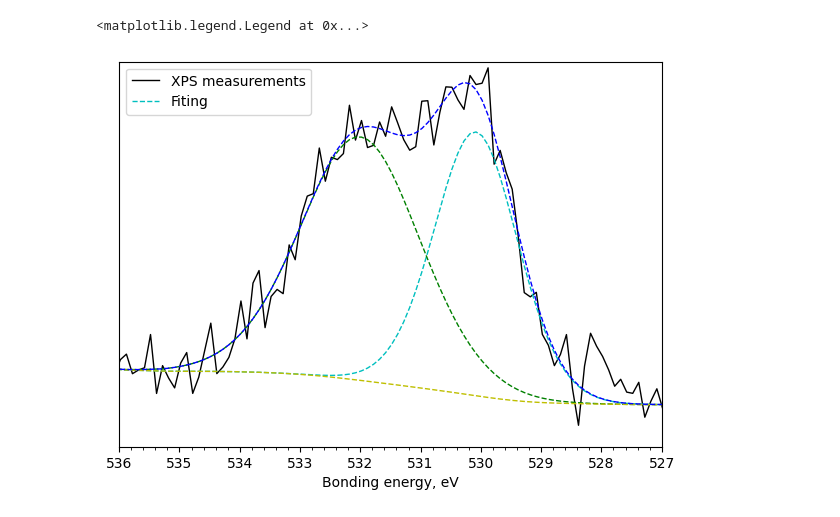
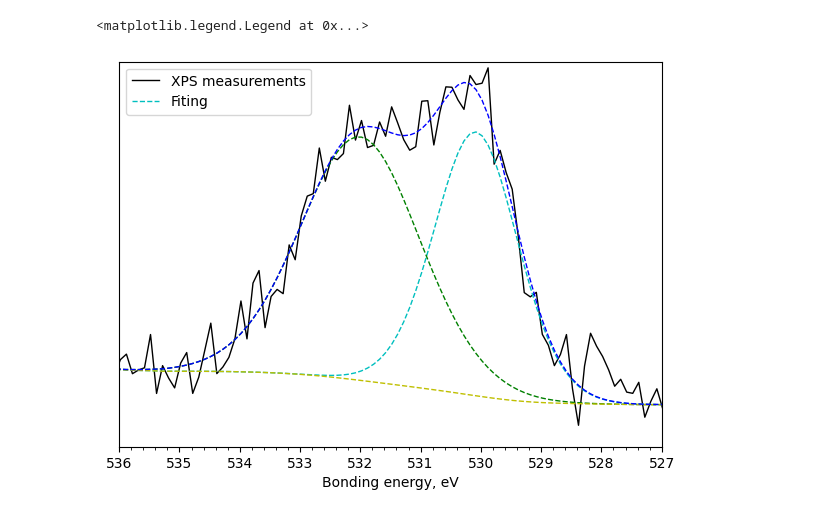
Before and after one commit to OneMoreGate/Ru_article, a Jupyter notebook: photo.ipynb, the cells around one changed output. Cells and saved outputs as stored; diff of their text form; code cells hidden in the pictures.

```diff
--- a/photo.ipynb
+++ b/photo.ipynb
@@ -19,23 +19,23 @@ for j in energy_1.columns:
 # %%
 fig, ax = plt.subplots(figsize = [7,5])
 
-ax.plot(energy_1['Binding Energy (E)'], energy_1['exp'], 'k', linewidth = 1, label = 'XPS measurements')
-ax.plot(energy_1['Binding Energy (E)'], energy_1['O1s A'], 'c--', linewidth = 1, label = 'Fiting')
-ax.plot(energy_1['Binding Energy (E)'], energy_1['O1s B'], 'g--', linewidth = 1)
-ax.plot(energy_1['Binding Energy (E)'], energy_1['Backgnd.'], 'y--', linewidth = 1)
-ax.plot(energy_1['Binding Energy (E)'], energy_1['Envelope'], 'b--', linewidth = 1)
+ax.plot(energy_O['Binding Energy (E)'], energy_O['exp.'], 'k', linewidth = 1, label = 'XPS measurements')
+ax.plot(energy_O['Binding Energy (E)'], energy_O['O1s A'], 'c--', linewidth = 1, label = 'Fiting')
+ax.plot(energy_O['Binding Energy (E)'], energy_O['O1s B'], 'g--', linewidth = 1)
+ax.plot(energy_O['Binding Energy (E)'], energy_O['Backgnd.'], 'y--', linewidth = 1)
+ax.plot(energy_O['Binding Energy (E)'], energy_O['Envelope'], 'b--', linewidth = 1)
 ax.xaxis.set_major_locator(ticker.MultipleLocator(1))
 ax.xaxis.set_minor_locator(ticker.MultipleLocator(0.2))
 ax.yaxis.set_major_locator(ticker.MultipleLocator(100))
 ax.yaxis.set_minor_locator(ticker.MultipleLocator(20))
 ax.set_xlim([527,536])
 ax.set_ylim([900,1400])
 ax.set_xlabel('Bonding energy, eV')
 ax.get_yaxis().set_visible(False)
 ax.invert_xaxis()
 ax.legend()
 
 #plt.savefig('Si2p_XPS.png', dpi = 300, bbox_inches = 'tight')
 # %% [output]
 <matplotlib.legend.Legend at 0x...>
-[figure, old version]
+[figure, new version]
```
Also changed, not shown: parts of 2 cells of this notebook.
